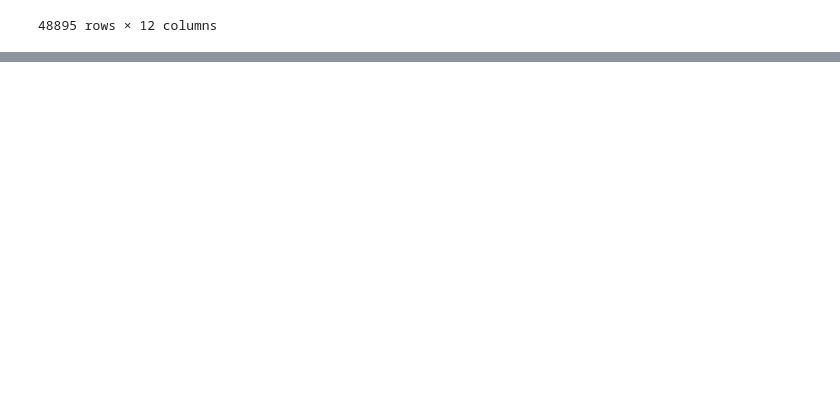
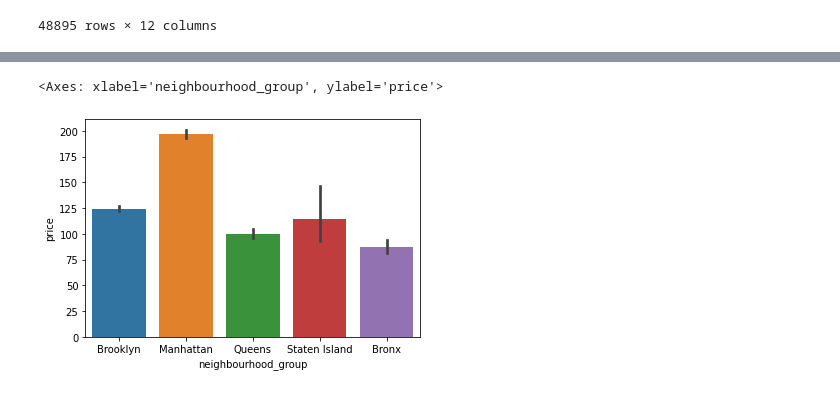
Before and after one commit to ValentinMaeurer24/EnsembleLearning, a Jupyter notebook: Airbnb/AirbnbEnsembleLearning.ipynb, the cells around one changed output, grey strips where cells are left out. Cells and saved outputs as stored; diff of their text form; code cells hidden in the pictures; blank space fills up the shorter version.

```diff
--- a/Airbnb/AirbnbEnsembleLearning.ipynb
+++ b/Airbnb/AirbnbEnsembleLearning.ipynb
@@ -143,0 +158,6 @@ df
+# %%
+# barplot of categorical variable (neighbourhood group)
+sns.barplot(data=df, y='price', x='neighbourhood_group')
+# %% [output]
+<Axes: xlabel='neighbourhood_group', ylabel='price'>
+[figure, added]
```
Also changed, not shown: parts of 9 cells of this notebook.
